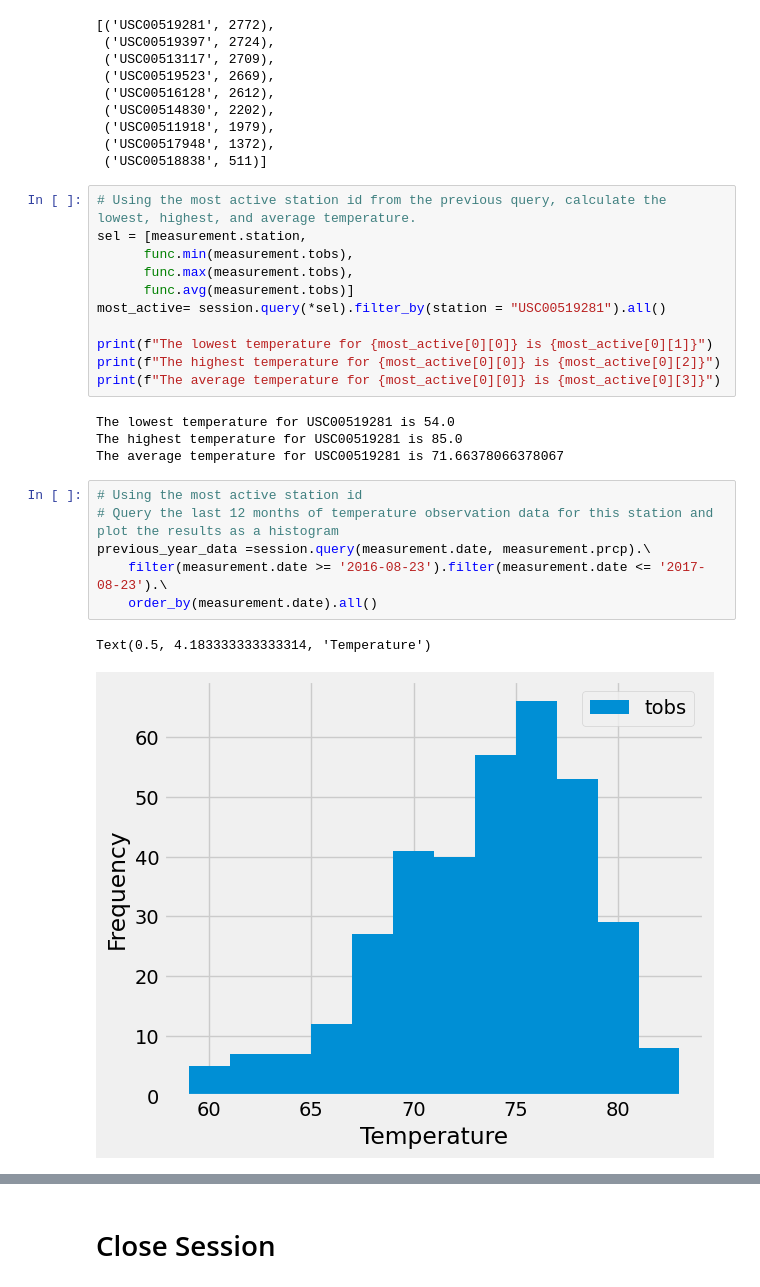
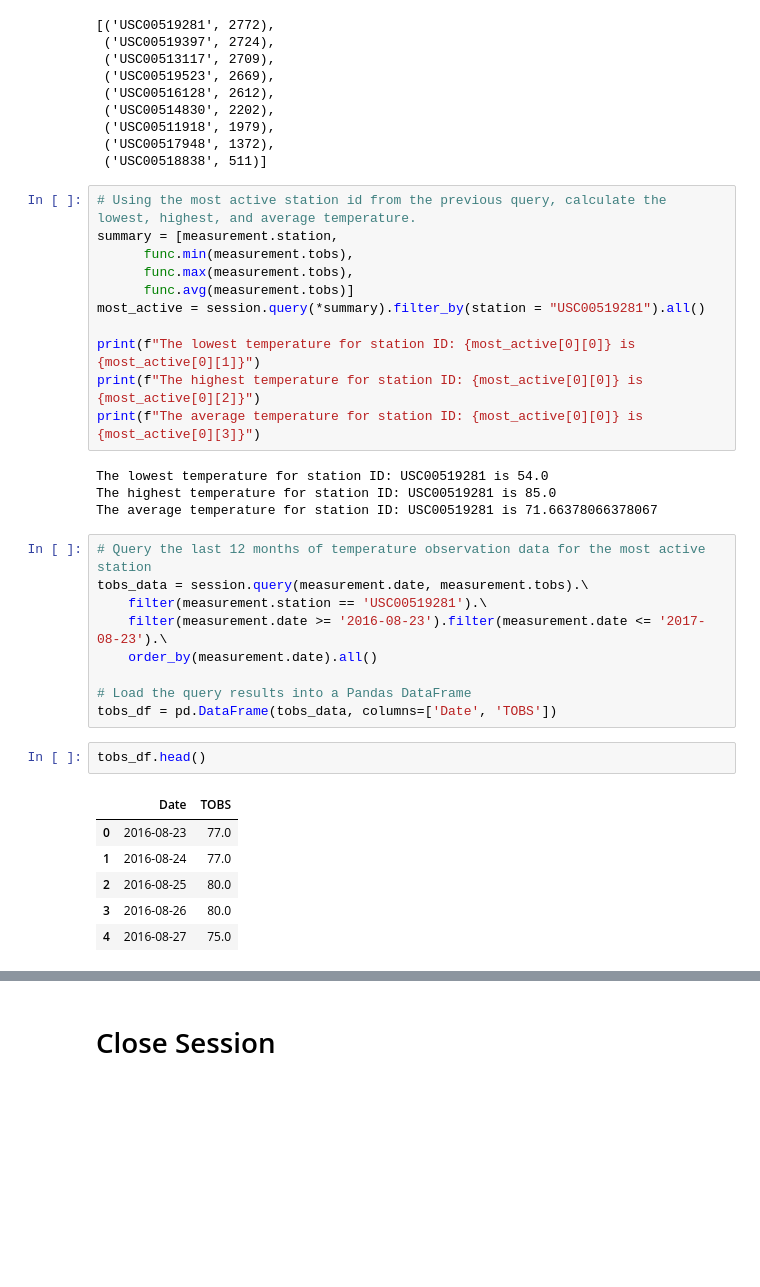
Before and after one commit to mehpree/sqlalchemy-challenge, a Jupyter notebook: climate_starter.ipynb, the cells around one changed output, grey strips where cells are left out. Saved outputs shown, nothing was run; the diff lists cells and outputs as text; blank space fills up the shorter version.

```diff
--- a/climate_starter.ipynb
+++ b/climate_starter.ipynb
@@ -167,25 +166,34 @@ active_stations
  ('USC00518838', 511)]
 # %%
 # Using the most active station id from the previous query, calculate the lowest, highest, and average temperature.
-sel = [measurement.station,
+summary = [measurement.station,
       func.min(measurement.tobs),
       func.max(measurement.tobs),
       func.avg(measurement.tobs)]
-most_active= session.query(*sel).filter_by(station = "USC00519281").all()
+most_active = session.query(*summary).filter_by(station = "USC00519281").all()
 
-print(f"The lowest temperature for {most_active[0][0]} is {most_active[0][1]}")
-print(f"The highest temperature for {most_active[0][0]} is {most_active[0][2]}")
-print(f"The average temperature for {most_active[0][0]} is {most_active[0][3]}")
+print(f"The lowest temperature for station ID: {most_active[0][0]} is {most_active[0][1]}")
+print(f"The highest temperature for station ID: {most_active[0][0]} is {most_active[0][2]}")
+print(f"The average temperature for station ID: {most_active[0][0]} is {most_active[0][3]}")
 # %% [output]
-The lowest temperature for USC00519281 is 54.0
-The highest temperature for USC00519281 is 85.0
-The average temperature for USC00519281 is 71.66378066378067
+The lowest temperature for station ID: USC00519281 is 54.0
+The highest temperature for station ID: USC00519281 is 85.0
+The average temperature for station ID: USC00519281 is 71.66378066378067
 # %%
-# Using the most active station id
-# Query the last 12 months of temperature observation data for this station and plot the results as a histogram
-previous_year_data =session.query(measurement.date, measurement.prcp).\
+# Query the last 12 months of temperature observation data for the most active station
+tobs_data = session.query(measurement.date, measurement.tobs).\
+    filter(measurement.station == 'USC00519281').\
     filter(measurement.date >= '2016-08-23').filter(measurement.date <= '2017-08-23').\
     order_by(measurement.date).all()
+
+# Load the query results into a Pandas DataFrame
+tobs_df = pd.DataFrame(tobs_data, columns=['Date', 'TOBS'])
-# %% [output]
-Text(0.5, 4.183333333333314, 'Temperature')
-[figure, removed]
+# %%
+tobs_df.head()
+# %% [output]
+|  | Date | TOBS |
+| 0 | 2016-08-23 | 77.0 |
+| 1 | 2016-08-24 | 77.0 |
+| 2 | 2016-08-25 | 80.0 |
+| 3 | 2016-08-26 | 80.0 |
+| 4 | 2016-08-27 | 75.0 |
```
Also changed, not shown: parts of 5 cells of this notebook, 3 other files.
